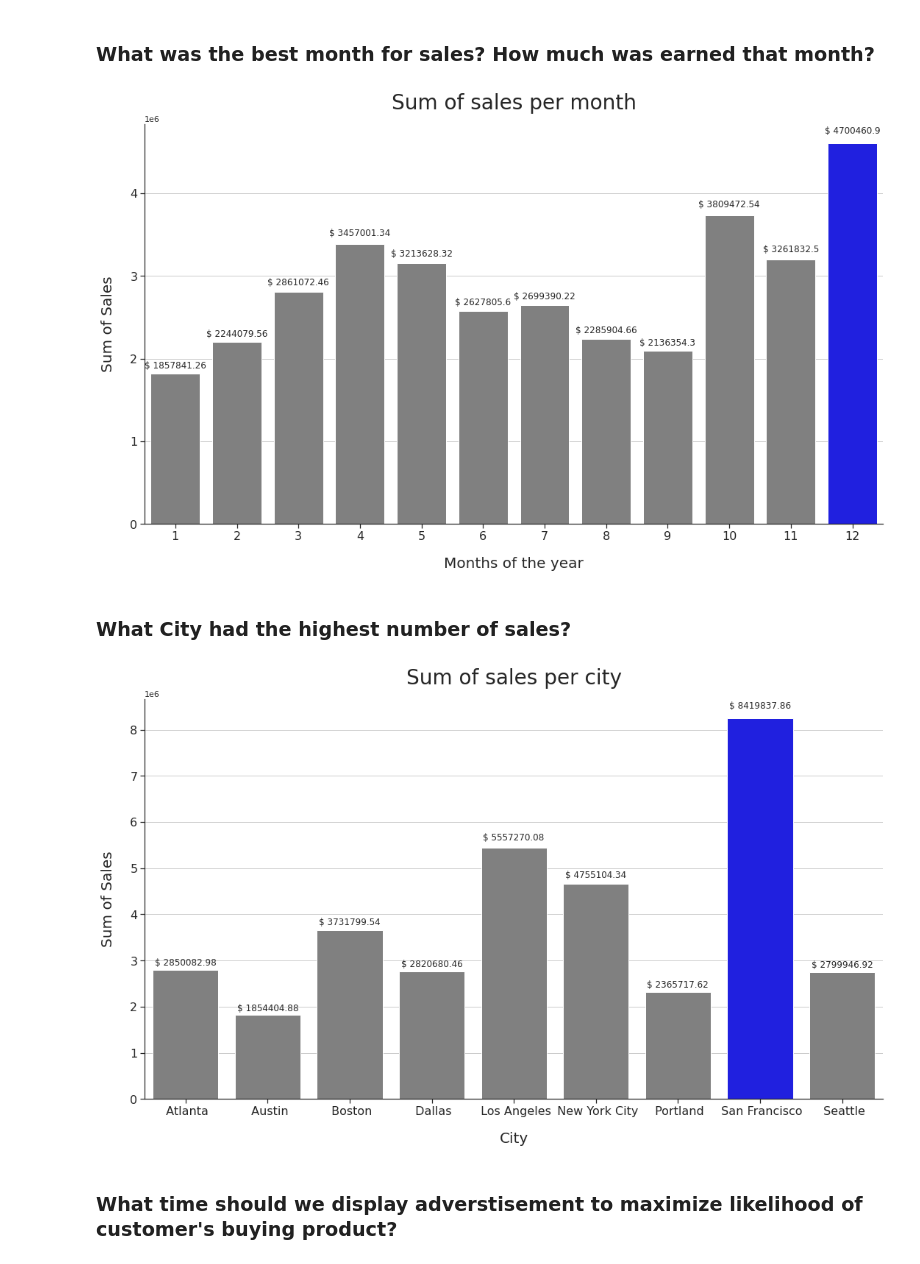
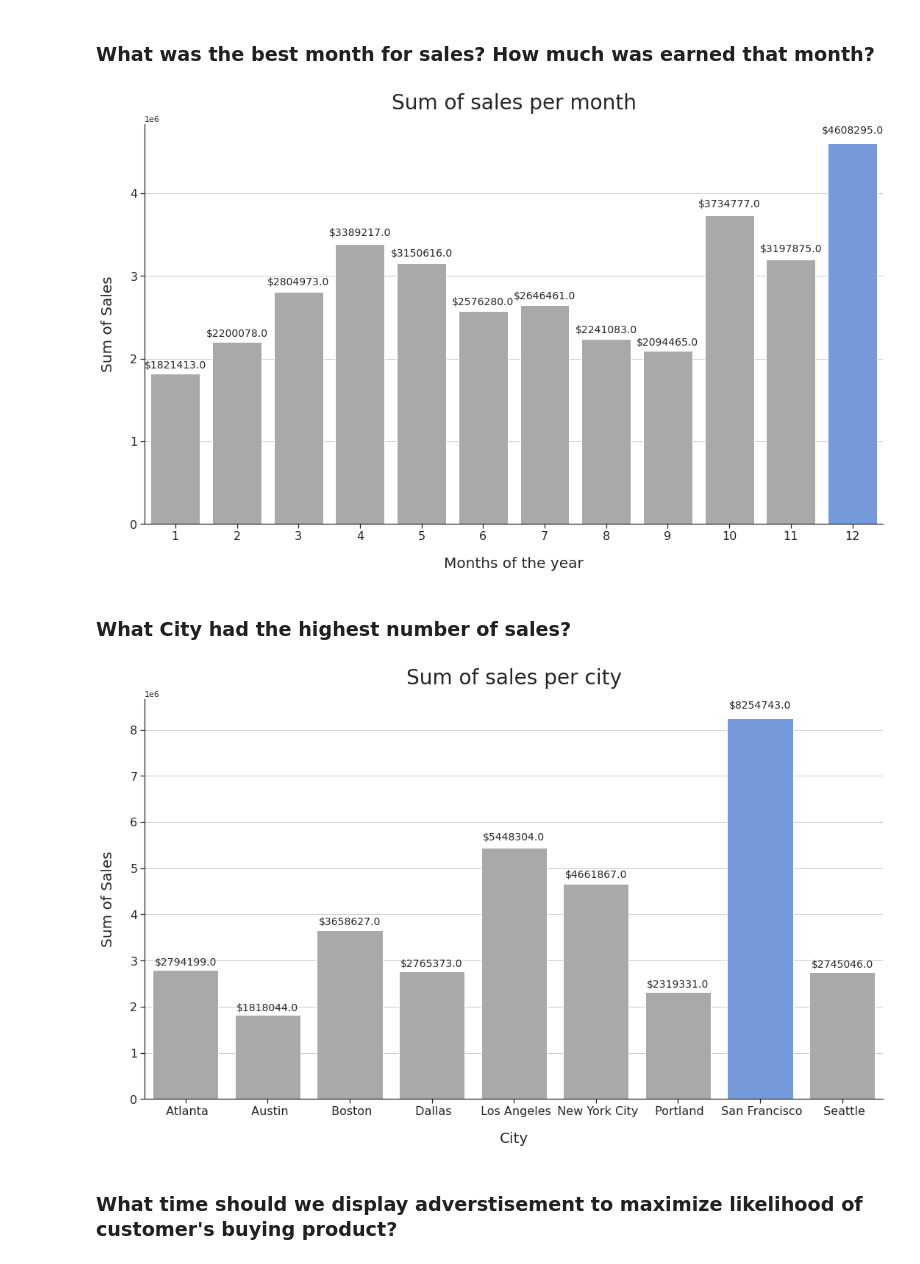
Before and after one commit to daillet/SalesProductAnalysis, a Jupyter notebook: SalesProductAnalysis.ipynb, the cells around one changed output. Drawn from its saved outputs; the diff is of its cells as text; code cells hidden in the pictures.

```diff
--- a/SalesProductAnalysis.ipynb
+++ b/SalesProductAnalysis.ipynb
@@ -183,58 +183,51 @@ sns.set_theme(style="ticks", rc=custom_params)
 # %%
 plt.figure(figsize = (18,10))
 plt.grid(True)
 
+# prepare data
 sum_of_sales_by_month = data.groupby('Month').sum().astype('int')
 
-cols = ['grey' if (x < max(sum_of_sales_by_month.Sales)) else 'blue' for x in sum_of_sales_by_month.Sales]
+# set color formating
+cols = ['darkgrey' if (x < max(sum_of_sales_by_month.Sales)) else 'cornflowerblue' for x in sum_of_sales_by_month.Sales]
 
+# set chart
 chart = sns.barplot(
     x = sum_of_sales_by_month.index,
     y = sum_of_sales_by_month.Sales,
     data = sum_of_sales_by_month,
     palette = cols
 )
 
-chart.set_xlabel(
-    "Months of the year",
-    labelpad=20,
-    fontsize=20
-)
+# set title and axe labels
+chart.set_xlabel("Months of the year", labelpad=20, fontsize=20)
+chart.set_ylabel("Sum of Sales", labelpad = 20, fontsize = 20)
+chart.axes.set_title("Sum of sales per month", pad = 20, fontsize = 28)
+chart.tick_params(labelsize = 16)
 
-chart.set_ylabel(
-    "Sum of Sales",
-    labelpad=20,
-    fontsize=20
-)
-
-chart.tick_params(labelsize=16)
-
-chart.axes.set_title(
-    "Sum of sales per month",
-    pad=20,
-    fontsize=28
-)
-
-# adding labels to bars
+# set value labels
 rects = chart.patches
 for rect in rects:
-  height = rect.get_height() + 0.02 * rect.get_height()
-  chart.text(rect.get_x() + rect.get_width() / 2, height, "$ " + str(height),
-          ha='center', va='bottom')
+  value = "$" + str(rect.get_height())
+  x = rect.get_x() + rect.get_width() / 2
+  y = rect.get_height() + 0.02 * rect.get_height()
+  chart.text(x, y, value, fontsize = 14, ha = 'center', va = 'bottom')
 
 plt.show()
 # %% [output]
-[figure, old version]
+[figure, new version]
 # %% [markdown]
 ### What City had the highest number of sales?
 # %%
 plt.figure(figsize = (18,10))
 plt.grid(True)
 
+# prepare data
 sum_of_sales_by_city = data.groupby('City').sum().astype('int')
 
-cols = ['grey' if (x < max(sum_of_sales_by_city.Sales)) else 'blue' for x in sum_of_sales_by_city.Sales]
+# set color formating
+cols = ['darkgrey' if (x < max(sum_of_sales_by_city.Sales)) else 'cornflowerblue' for x in sum_of_sales_by_city.Sales]
 
+# set chart
 chart = sns.barplot(
     x = sum_of_sales_by_city.index,
     y = sum_of_sales_by_city.Sales,
@@ -242,36 +235,23 @@ chart = sns.barplot(
     palette = cols
 )
 
-chart.set_xlabel(
-    "City",
-    labelpad=20,
-    fontsize=20
-)
+# set title and axe labels
+chart.set_xlabel("City", labelpad = 20, fontsize = 20)
+chart.set_ylabel("Sum of Sales", labelpad = 20, fontsize = 20)
+chart.axes.set_title("Sum of sales per city", pad = 20, fontsize = 28)
+chart.tick_params(labelsize = 16)
 
-chart.set_ylabel(
-    "Sum of Sales",
-    labelpad=20,
-    fontsize=20
-)
-
-chart.tick_params(labelsize=16)
-
-chart.axes.set_title(
-    "Sum of sales per city",
-    pad=20,
-    fontsize=28
-)
-
-# adding labels to bars
+# set value labels
 rects = chart.patches
 for rect in rects:
-  height = rect.get_height() + 0.02 * rect.get_height()
-  chart.text(rect.get_x() + rect.get_width() / 2, height, "$ " + str(height),
-          ha='center', va='bottom')
+  value = "$" + str(rect.get_height())
+  x = rect.get_x() + rect.get_width() / 2
+  y = rect.get_height() + 0.02 * rect.get_height()
+  chart.text(x, y, value, fontsize = 14, ha = 'center', va = 'bottom')
 
 plt.show()
 # %% [output]
-[figure, old version]
+[figure, new version]
 # %% [markdown]
 ### What time should we display adverstisement to maximize likelihood of customer's buying product?
 # %%
```
Also changed, not shown: parts of 4 cells of this notebook, 1 other file.
